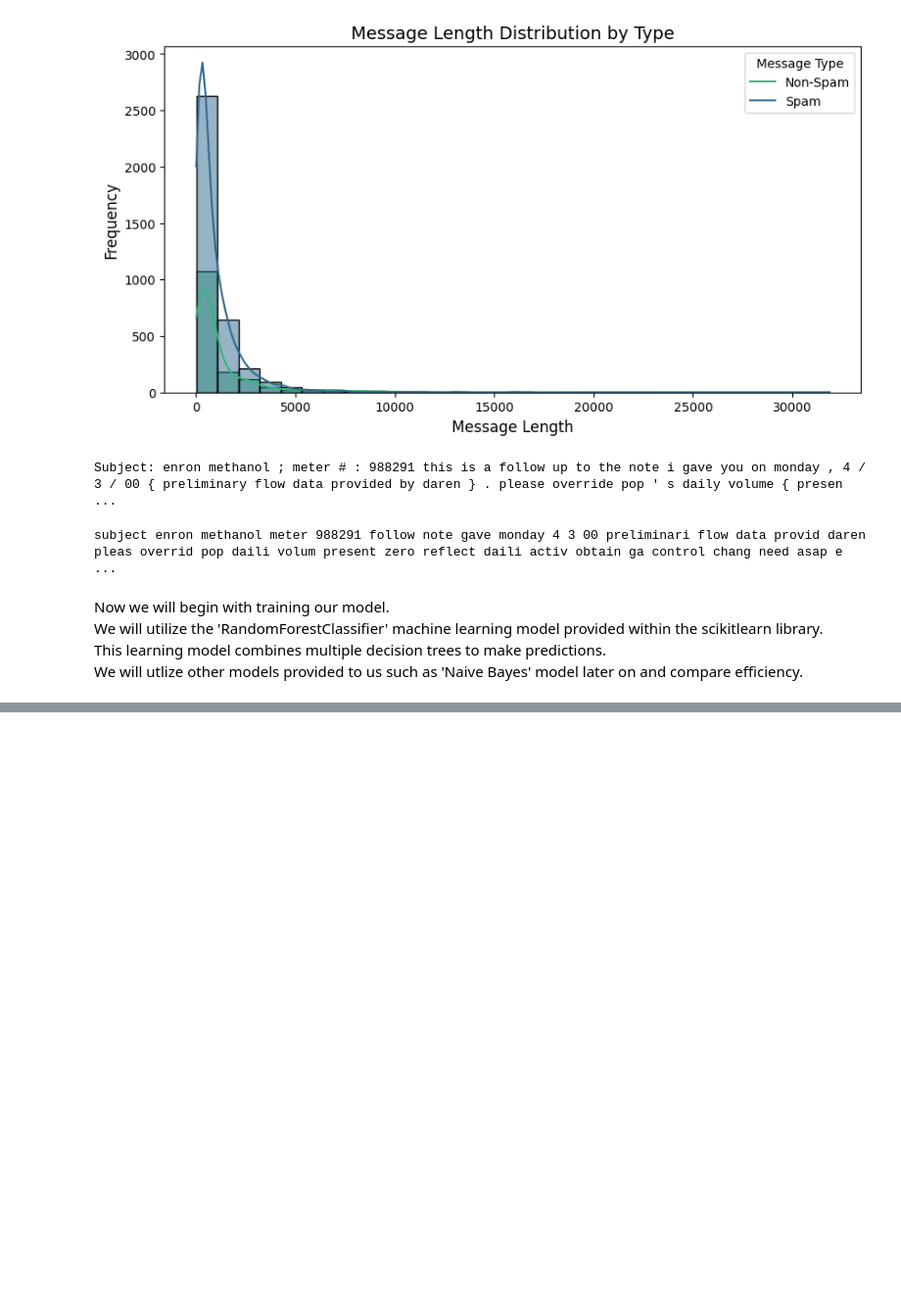
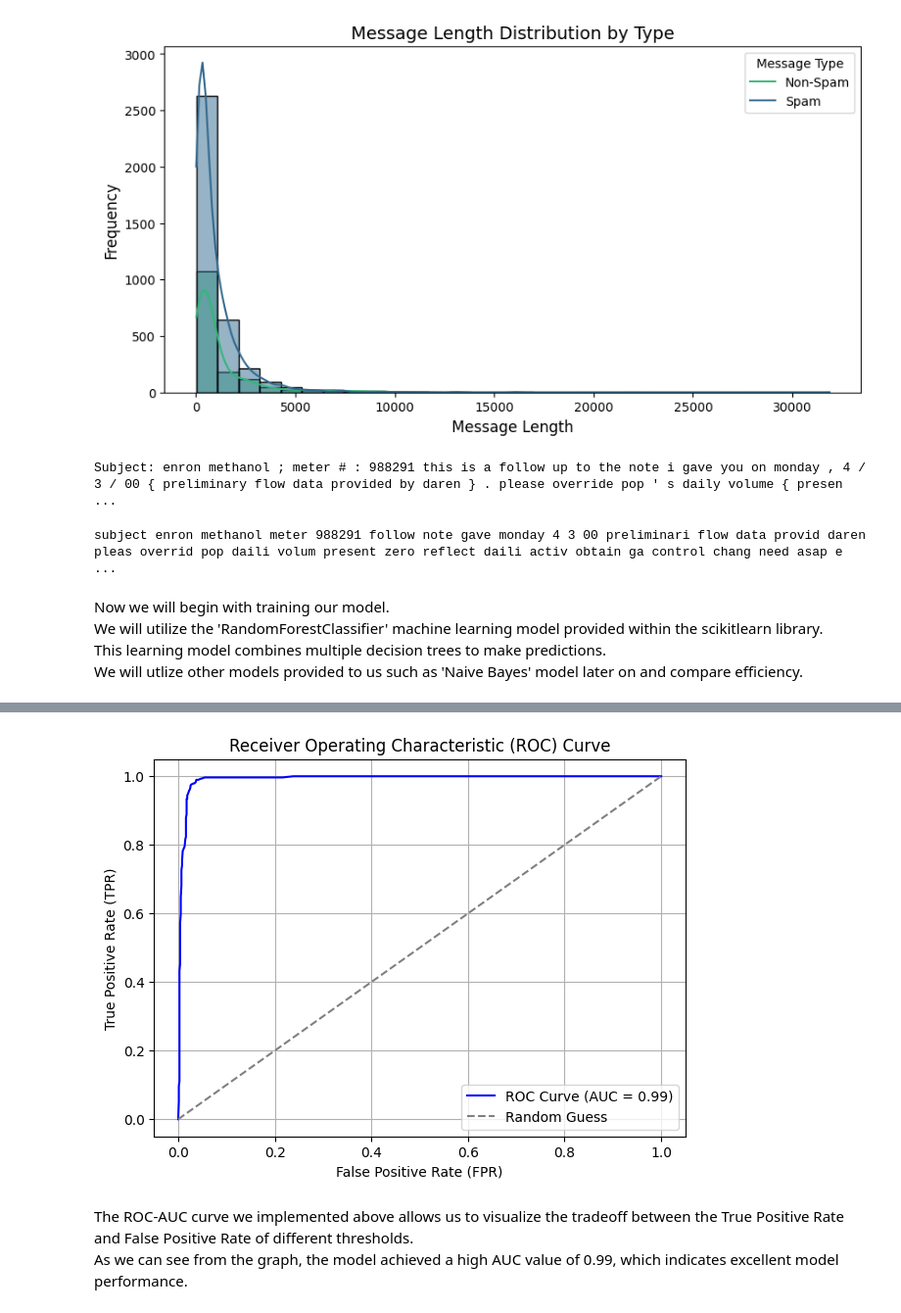
Before and after one commit to azuhayer/Spam-Message-Classifier, a Jupyter notebook: Spam_Classifier.ipynb, the cells around one changed output, grey strips where cells are left out. Shown at 98% size. Saved outputs shown, nothing was run; the diff lists cells and outputs as text; code cells hidden in the pictures; blank space fills up the shorter version.

```diff
--- a/Spam_Classifier.ipynb
+++ b/Spam_Classifier.ipynb
@@ -224,3 +237,27 @@ plt.show()
+# %%
+# Get the predicted probabilities for the positive class (spam)
+y_prob = clf.predict_proba(x_test)[:, 1]  # Probability of class "1" (spam)
+
+# Compute the False Positive Rate (FPR), True Positive Rate (TPR), and thresholds
+fpr, tpr, thresholds = roc_curve(y_test, y_prob)
+
+# Calculate the Area Under the Curve (AUC)
+roc_auc = auc(fpr, tpr)
+
+plt.figure(figsize=(7, 5))
+plt.plot(fpr, tpr, color='blue', label=f'ROC Curve (AUC = {roc_auc:.2f})')
+plt.plot([0, 1], [0, 1], color='gray', linestyle='--', label='Random Guess')
+plt.title('Receiver Operating Characteristic (ROC) Curve')
+plt.xlabel('False Positive Rate (FPR)')
+plt.ylabel('True Positive Rate (TPR)')
+plt.legend(loc='lower right')
+plt.grid()
+plt.show()
+# %% [output]
+[figure, added]
+# %% [markdown]
+The ROC-AUC curve we implemented above allows us to visualize the tradeoff between the True Positive Rate and False Positive Rate of different thresholds. <br>
+As we can see from the graph, the model achieved a high AUC value of 0.99, which indicates excellent model performance. <br>
 # %%
 # Print out classification report: precision, recall, F1-score, and support
 print(classification_report(y_test, y_pred))
```
Also changed, not shown: parts of 10 cells of this notebook.
